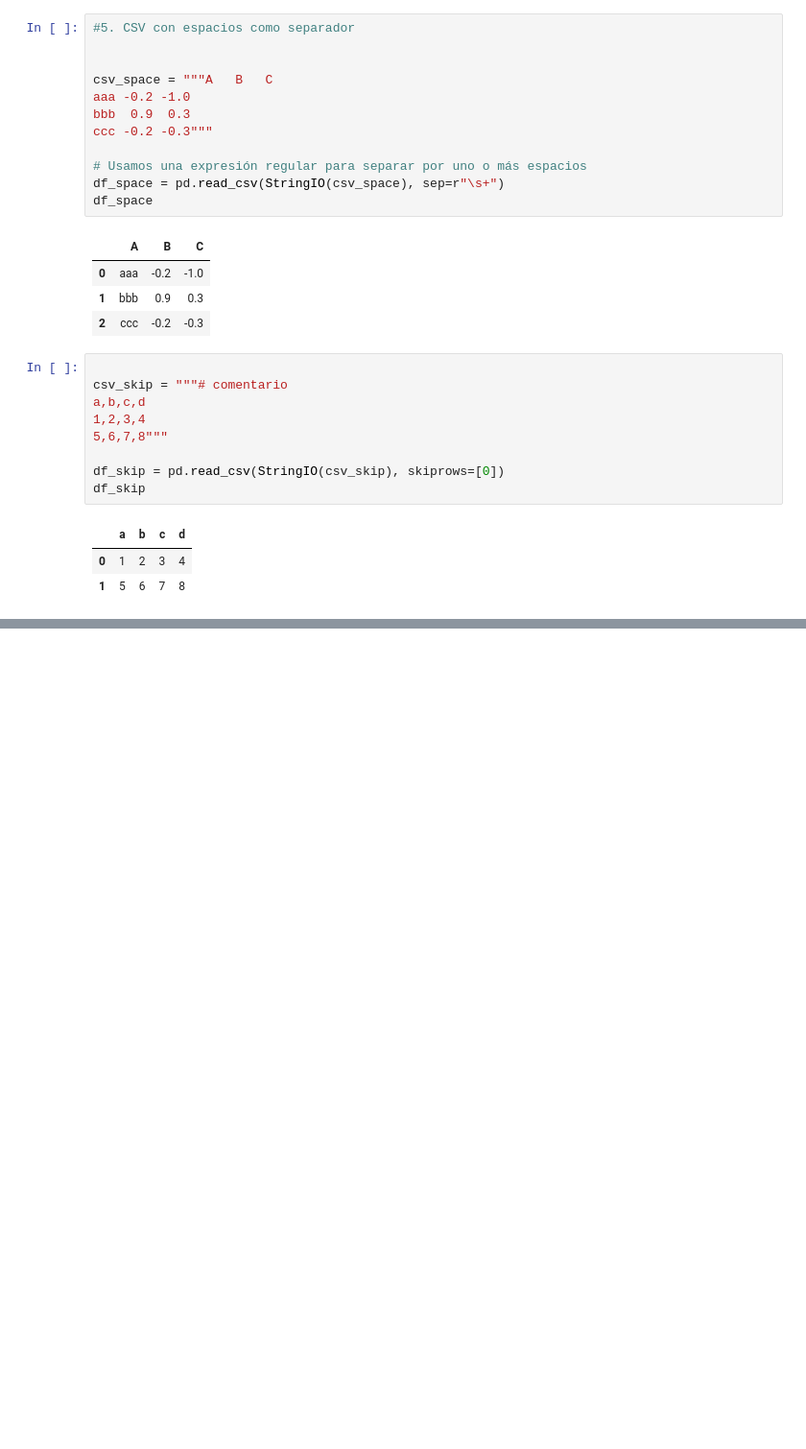
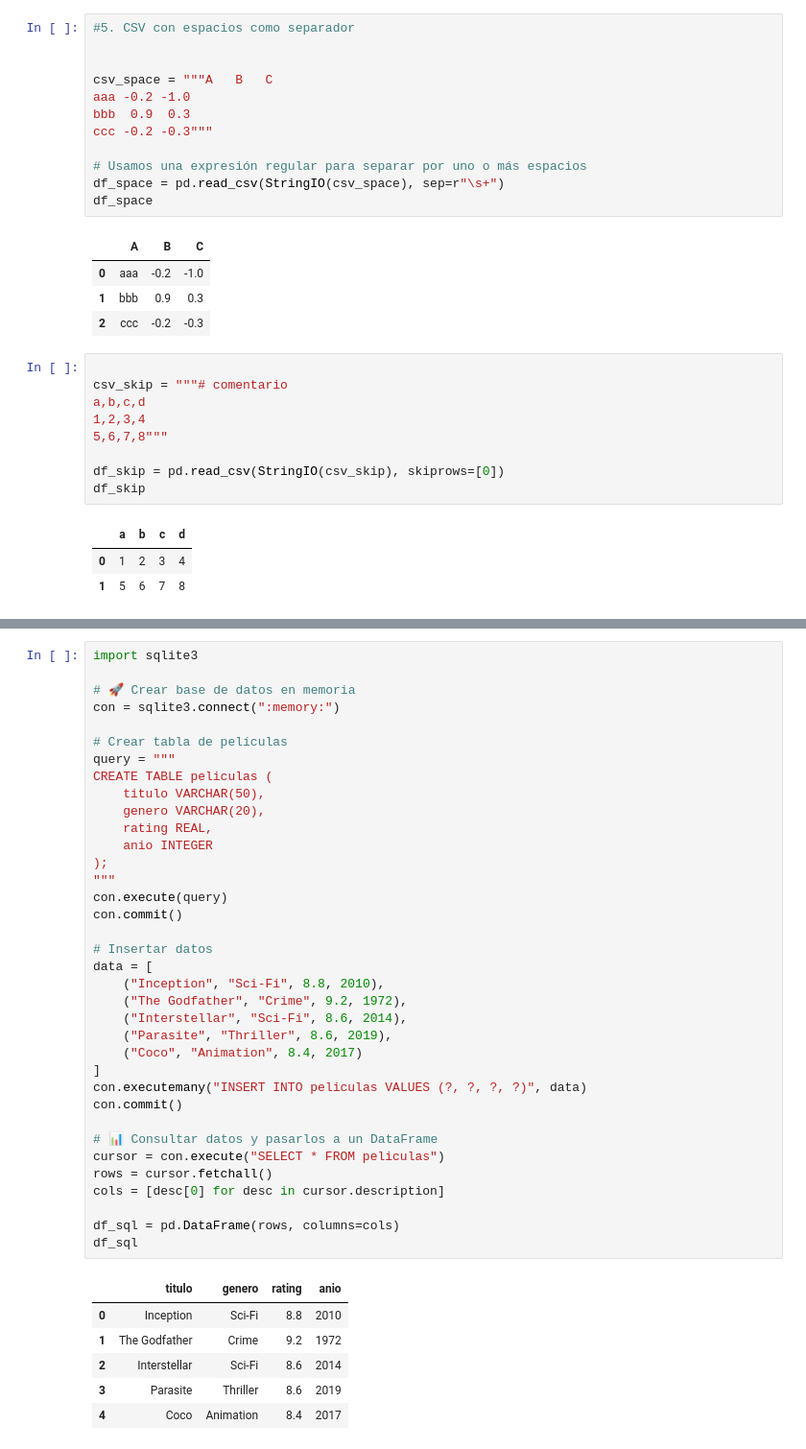
Before and after one commit to LeandroTombe/InteligenciaArtesenal, a Jupyter notebook: Lectura.ipynb, the cells around one changed output, grey strips where cells are left out. Shown at 96% size. Drawn from its saved outputs; the diff is of its cells as text; blank space fills up the shorter version.

```diff
--- a/Lectura.ipynb
+++ b/Lectura.ipynb
@@ -150,0 +453,43 @@ df_skip
+# %%
+import sqlite3
+
+# 🚀 Crear base de datos en memoria
+con = sqlite3.connect(":memory:")
+
+# Crear tabla de películas
+query = """
+CREATE TABLE peliculas (
+    titulo VARCHAR(50),
+    genero VARCHAR(20),
+    rating REAL,
+    anio INTEGER
+);
+"""
+con.execute(query)
+con.commit()
+
+# Insertar datos
+data = [
+    ("Inception", "Sci-Fi", 8.8, 2010),
+    ("The Godfather", "Crime", 9.2, 1972),
+    ("Interstellar", "Sci-Fi", 8.6, 2014),
+    ("Parasite", "Thriller", 8.6, 2019),
+    ("Coco", "Animation", 8.4, 2017)
+]
+con.executemany("INSERT INTO peliculas VALUES (?, ?, ?, ?)", data)
+con.commit()
+
+# 📊 Consultar datos y pasarlos a un DataFrame
+cursor = con.execute("SELECT * FROM peliculas")
+rows = cursor.fetchall()
+cols = [desc[0] for desc in cursor.description]
+
+df_sql = pd.DataFrame(rows, columns=cols)
+df_sql
+# %% [output]
+|  | titulo | genero | rating | anio |
+| 0 | Inception | Sci-Fi | 8.8 | 2010 |
+| 1 | The Godfather | Crime | 9.2 | 1972 |
+| 2 | Interstellar | Sci-Fi | 8.6 | 2014 |
+| 3 | Parasite | Thriller | 8.6 | 2019 |
+| 4 | Coco | Animation | 8.4 | 2017 |
```
Also changed, not shown: parts of 21 cells of this notebook, 2 other files.
